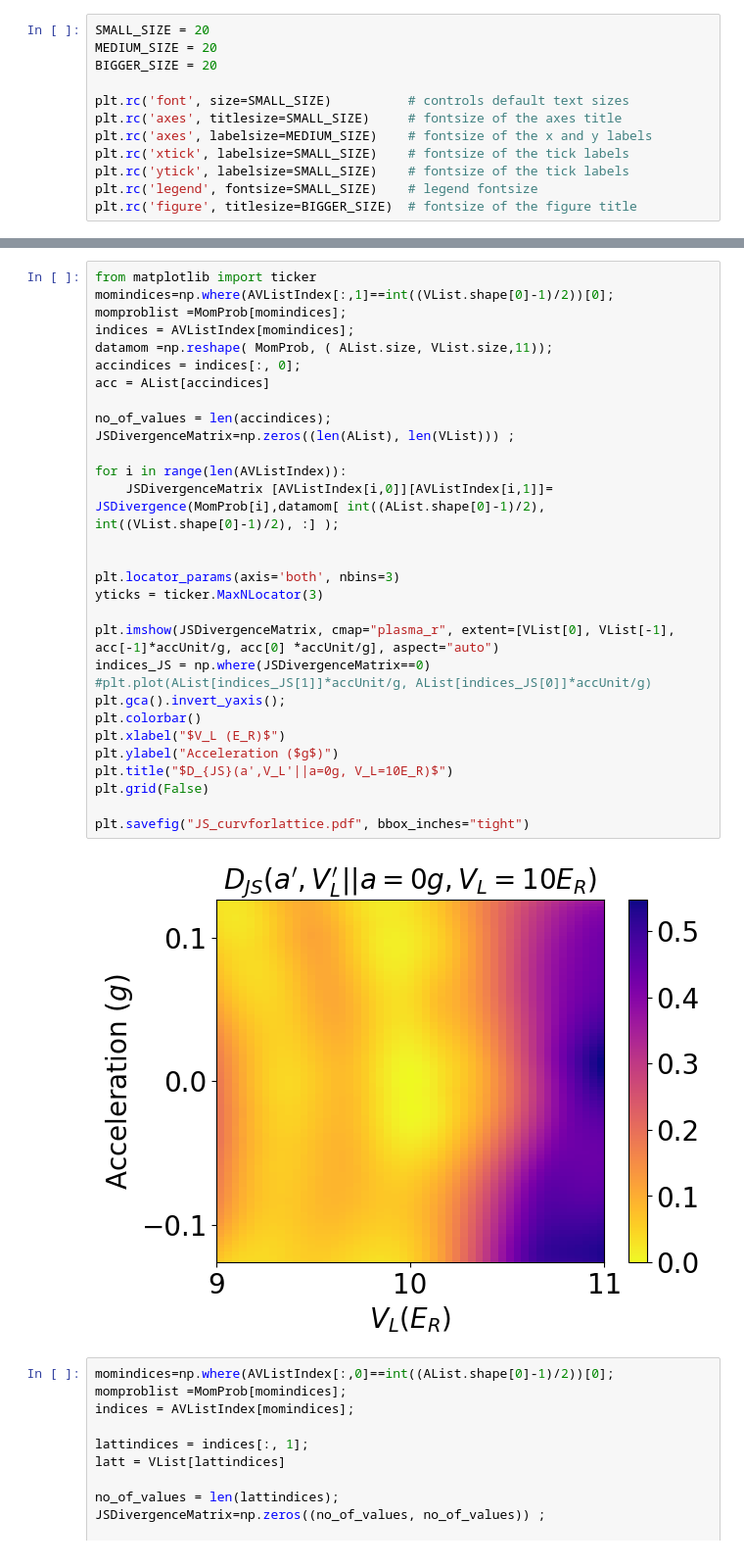
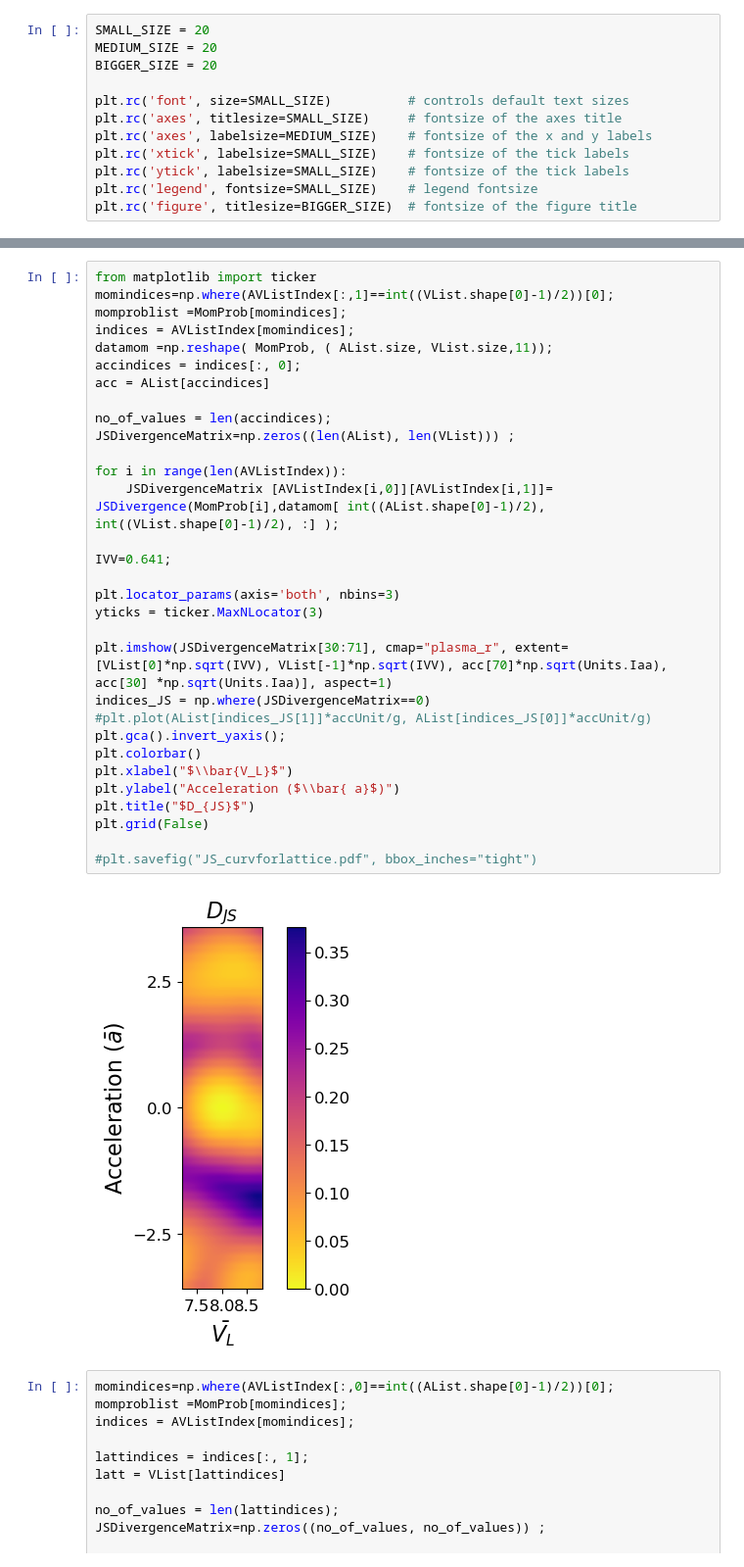
Before and after one commit to rootware/lattice_evolution, a Jupyter notebook: Python/Paper_Plots.ipynb, the cells around one changed output, grey strips where cells are left out. Shown at 98% size. Saved outputs shown, nothing was run; the diff lists cells and outputs as text.

Commit message:
new plots

```diff
--- a/Python/Paper_Plots.ipynb
+++ b/Python/Paper_Plots.ipynb
@@ -263,35 +298,36 @@ plt.grid(False)
 # %%
 from matplotlib import ticker
 momindices=np.where(AVListIndex[:,1]==int((VList.shape[0]-1)/2))[0];
 momproblist =MomProb[momindices];
 indices = AVListIndex[momindices];
 datamom =np.reshape( MomProb, ( AList.size, VList.size,11));
 accindices = indices[:, 0];
 acc = AList[accindices]
 
 no_of_values = len(accindices);
 JSDivergenceMatrix=np.zeros((len(AList), len(VList))) ;
 
 for i in range(len(AVListIndex)):
     JSDivergenceMatrix [AVListIndex[i,0]][AVListIndex[i,1]]= JSDivergence(MomProb[i],datamom[ int((AList.shape[0]-1)/2), int((VList.shape[0]-1)/2), :] );
 
+IVV=0.641;
 
 plt.locator_params(axis='both', nbins=3)
 yticks = ticker.MaxNLocator(3)
 
-plt.imshow(JSDivergenceMatrix, cmap="plasma_r", extent=[VList[0], VList[-1], acc[-1]*accUnit/g, acc[0] *accUnit/g], aspect="auto")
+plt.imshow(JSDivergenceMatrix[30:71], cmap="plasma_r", extent=[VList[0]*np.sqrt(IVV), VList[-1]*np.sqrt(IVV), acc[70]*np.sqrt(Units.Iaa), acc[30] *np.sqrt(Units.Iaa)], aspect=1)
 indices_JS = np.where(JSDivergenceMatrix==0)
 #plt.plot(AList[indices_JS[1]]*accUnit/g, AList[indices_JS[0]]*accUnit/g)
 plt.gca().invert_yaxis();
 plt.colorbar()
-plt.xlabel("$V_L (E_R)$")
-plt.ylabel("Acceleration ($g$)")
-plt.title("$D_{JS}(a',V_L'||a=0g, V_L=10E_R)$")
+plt.xlabel("$\\bar{V_L}$")
+plt.ylabel("Acceleration ($\\bar{ a}$)")
+plt.title("$D_{JS}$")
 plt.grid(False)
 
-plt.savefig("JS_curvforlattice.pdf", bbox_inches="tight")
+#plt.savefig("JS_curvforlattice.pdf", bbox_inches="tight")
 # %% [output]
-[figure, old version]
+[figure, new version]
 # %%
 momindices=np.where(AVListIndex[:,0]==int((AList.shape[0]-1)/2))[0];
 momproblist =MomProb[momindices];
```
Also changed, not shown: parts of 4 cells of this notebook, 4 other files.
